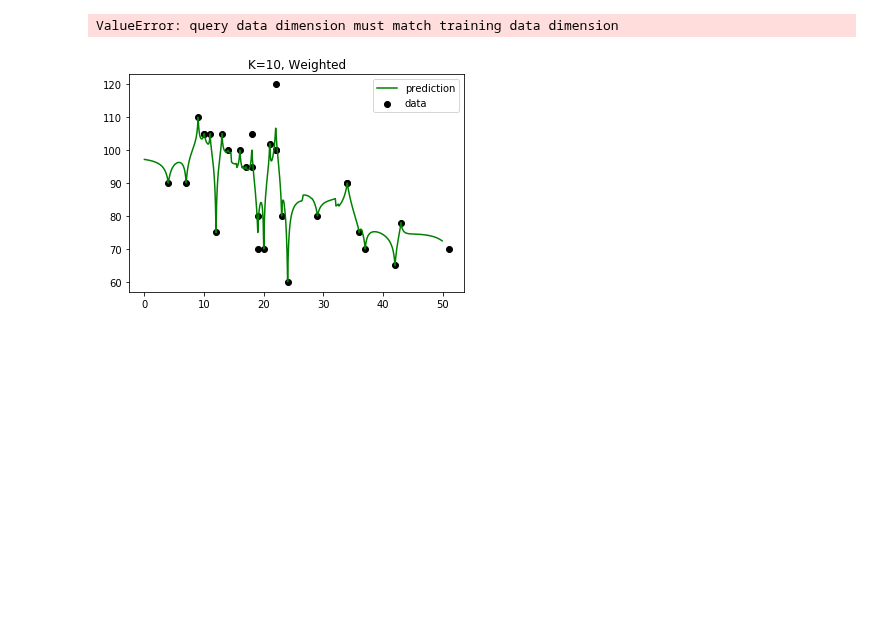
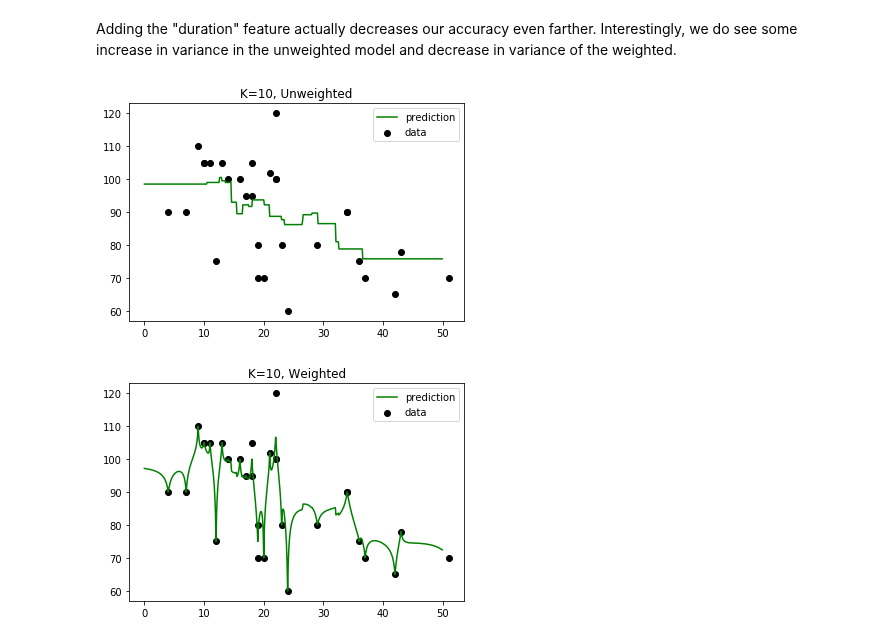
Before and after one commit to Toddizmo/Thinkful, a Jupyter notebook: 3.1.3 KNN Regression (Practice).ipynb, the cells around one changed output. Drawn from its saved outputs; the diff is of its cells as text; code cells hidden in the pictures; blank space fills up the shorter version.

```diff
--- a/3.1.3 KNN Regression (Practice).ipynb
+++ b/3.1.3 KNN Regression (Practice).ipynb
@@ -1,3 +1,5 @@
+# %% [markdown]
+Adding the "duration" feature actually decreases our accuracy even farther. Interestingly, we do see some increase in variance in the unweighted model and decrease in variance of the weighted.
 # %%
 import pandas as pd
 import numpy as np
@@ -18,26 +20,25 @@ music['bpm'] = [ 105, 90, 78, 75, 120, 110, 80, 100, 105, 60,
 # %%
 from sklearn import neighbors
 # %%
-#build model
+# Build our model.
 knn = neighbors.KNeighborsRegressor(n_neighbors=10)
-
-X = pd.DataFrame(music[['loudness','duration']])
+X = pd.DataFrame(music.loudness)
 Y = music.bpm
 knn.fit(X, Y)
 
-#set up prediction line
+# Set up our prediction line.
 T = np.arange(0, 50, 0.1)[:, np.newaxis]
 
-#trailing underscores are common convention of prediction
+# Trailing underscores are a common convention for a prediction.
 Y_ = knn.predict(T)
 
 plt.scatter(X, Y, c='k', label='data')
 plt.plot(T, Y_, c='g', label='prediction')
 plt.legend()
 plt.title('K=10, Unweighted')
 plt.show()
 # %% [output]
-ValueError: query data dimension must match training data dimension
+[figure, added]
 # %%
 #running the same model, but with weights
 knn_w = neighbors.KNeighborsRegressor(n_neighbors=10, weights='distance')
```
Also changed, not shown: parts of 2 cells of this notebook.
